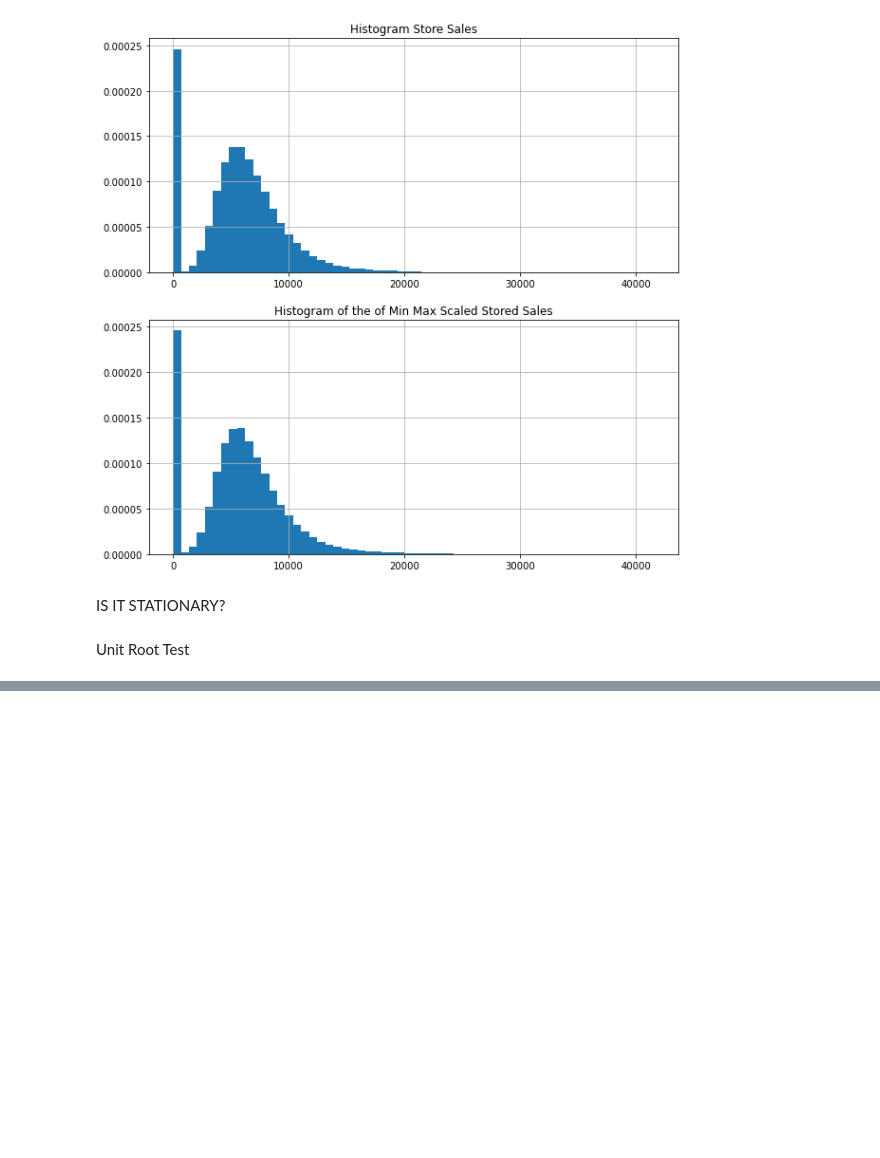
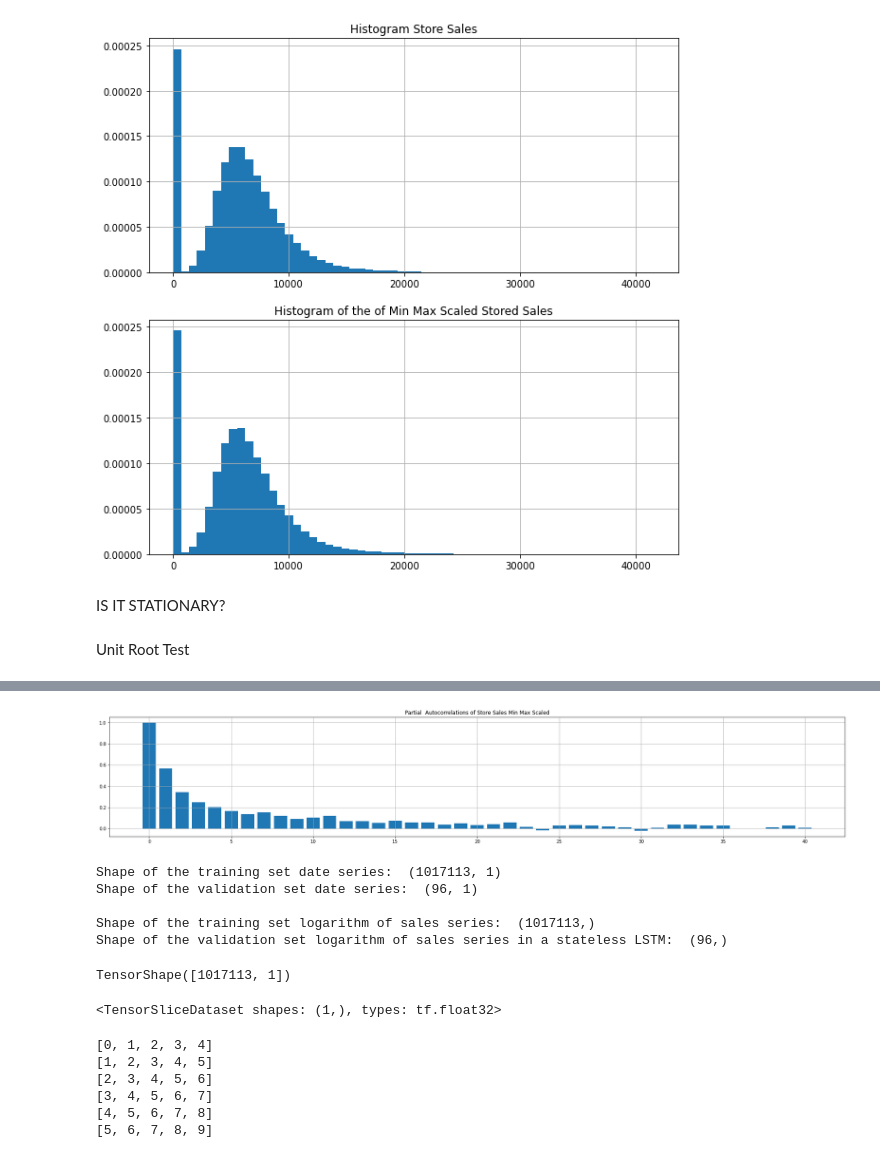
Before and after one commit to sel6/Rosmann_Pharmacy_prediction, a Jupyter notebook: notebooks/Deep_learning.ipynb, the cells around one changed output, grey strips where cells are left out. Saved outputs shown, nothing was run; the diff lists cells and outputs as text; code cells hidden in the pictures; blank space fills up the shorter version.

```diff
--- a/notebooks/Deep_learning.ipynb
+++ b/notebooks/Deep_learning.ipynb
@@ -131,0 +181,47 @@ The time series is not stationry, the p-value is less than 0.05
+# %%
+#partial autocorrelation
+pacfSalesScaled = pacf(indexed_time.Scaled_Sales.values, nlags=40)
+pacfSalesScaledNp = np.array(pacfSalesScaled)
+corrPlots(pacfSalesScaledNp, "Partial")
+# %% [output]
+[figure, added]
+# %%
+SIZE = len(indexed_time.Scaled_Sales)
+WINDOW_SIZE = 48
+BATCH_SIZE= SIZE-WINDOW_SIZE*2
+EPOCHS = 200
+
+DateTrain = indexed_time.index.values[0:BATCH_SIZE]
+DateValid = indexed_time.index.values[BATCH_SIZE:]
+XTrain = indexed_time.Scaled_Sales.values[0:BATCH_SIZE].astype('float32')
+XValid = indexed_time.Scaled_Sales.values[BATCH_SIZE:].astype('float32')
+
+# Obtain shapes for vectors of size (,1) for dates series
+
+DateTrain = np.reshape(DateTrain, (-1, 1))
+DateValid = np.reshape(DateValid, (-1, 1))
+
+print("Shape of the training set date series: ", DateTrain.shape)
+print("Shape of the validation set date series: ", DateValid.shape)
+print()
+print("Shape of the training set logarithm of sales series: ", XTrain.shape)
+print("Shape of the validation set logarithm of sales series in a stateless LSTM: ", XValid.shape)
+# %% [output]
+Shape of the training set date series:  (1017113, 1)
+Shape of the validation set date series:  (96, 1)
+
+Shape of the training set logarithm of sales series:  (1017113,)
+Shape of the validation set logarithm of sales series in a stateless LSTM:  (96,)
+# %%
+tf.random.set_seed(1234)
+# add extra dimension
+series = tf.expand_dims(XTrain, axis=-1)
+series.shape
+# %% [output]
+TensorShape([1017113, 1])
+# %%
+# create tensor from each individual element
+dataset = tf.data.Dataset.from_tensor_slices(series)
+dataset
+# %% [output]
+<TensorSliceDataset shapes: (1,), types: tf.float32>
@@ -131,0 +231,13 @@ The time series is not stationry, the p-value is less than 0.05
+# %%
+# Example of Window
+datasetEx = tf.data.Dataset.from_tensor_slices(tf.range(10))
+datasetEx = datasetEx.window(5, shift=1, drop_remainder=True)
+for window in datasetEx:
+    print([elem.numpy() for elem in window])
+# %% [output]
+[0, 1, 2, 3, 4]
+[1, 2, 3, 4, 5]
+[2, 3, 4, 5, 6]
+[3, 4, 5, 6, 7]
+[4, 5, 6, 7, 8]
+[5, 6, 7, 8, 9]
```
Also changed, not shown: parts of 18 cells of this notebook.
